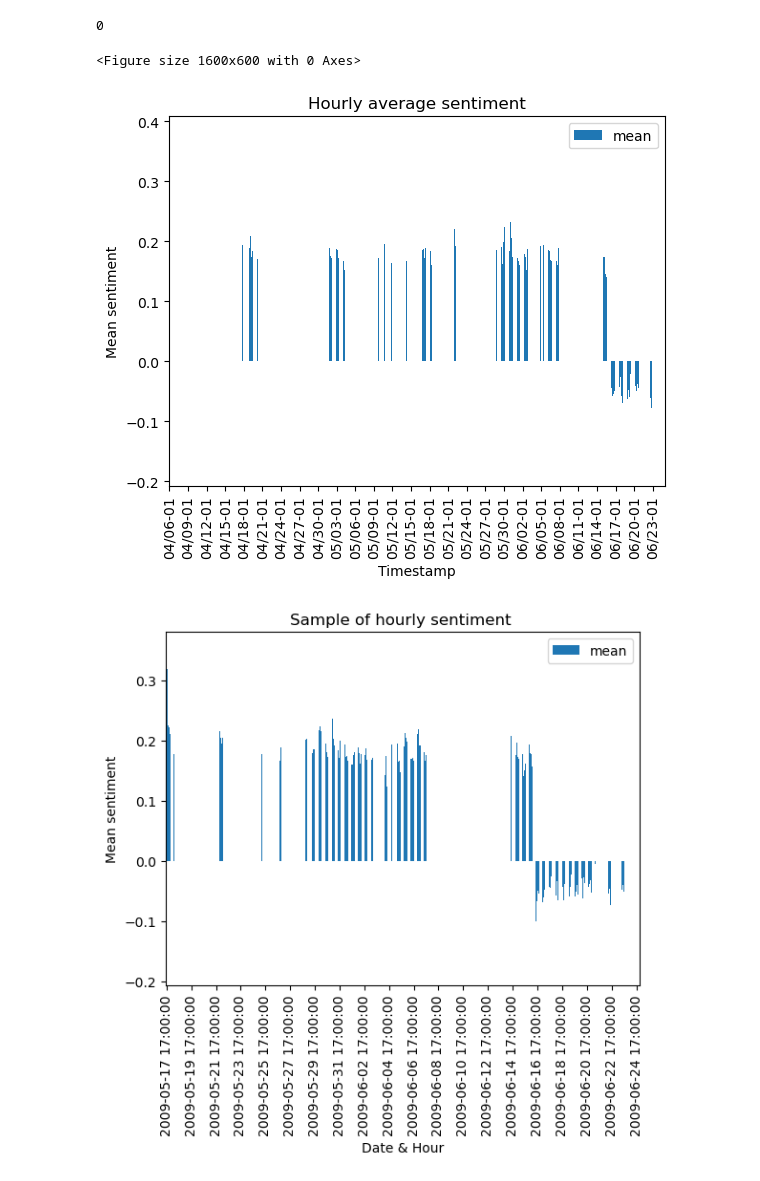
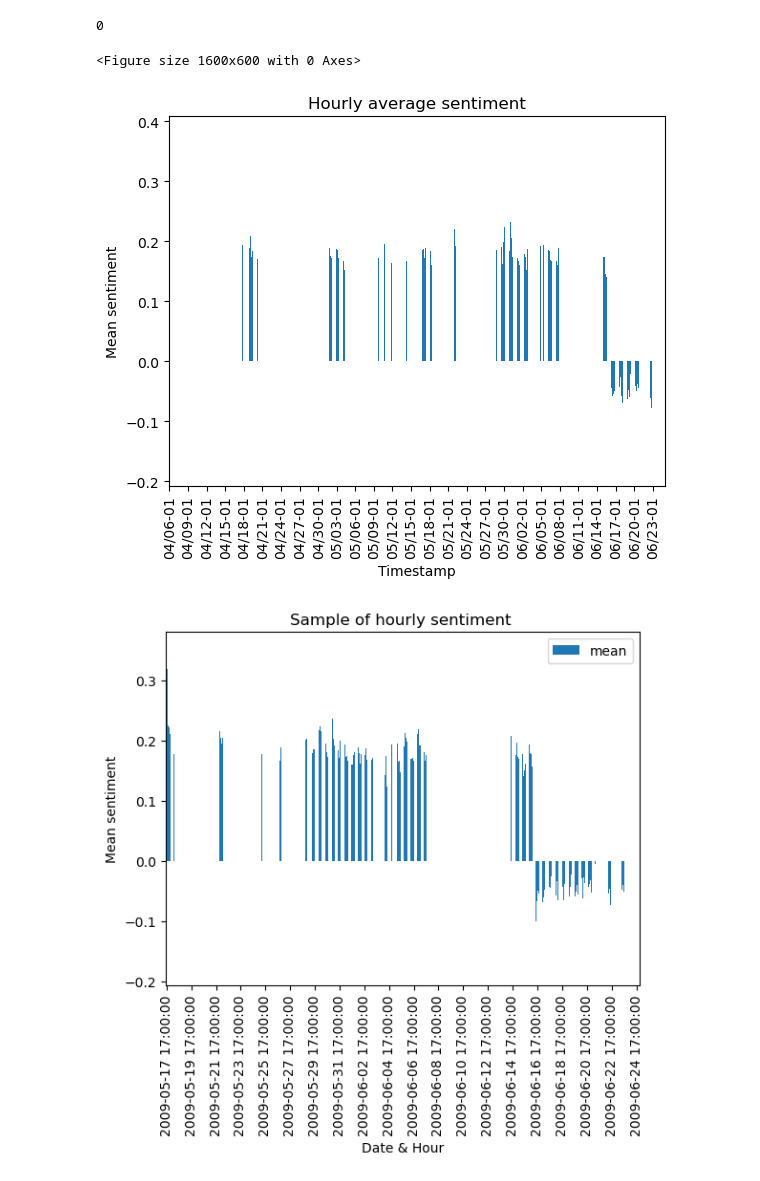
Before and after one commit to milooranm/ForecastingSentiment, a Jupyter notebook: NLP.ipynb, the cells around one changed output. Saved outputs shown, nothing was run; the diff lists cells and outputs as text; code cells hidden in the pictures.

```diff
--- a/NLP.ipynb
+++ b/NLP.ipynb
@@ -486,17 +486,18 @@ zoom(0,1920,48)
 # %%
 plt.figure(figsize=(16, 6))
 hour_range.plot('HOUR', 'mean',kind = 'bar')
 x_ticks = range(1, len(hour_range), 72)
 x_labels = [timestamp.strftime('%m/%d-%H') for timestamp in hour_range['HOUR'].iloc[x_ticks]]
 plt.xticks(x_ticks, x_labels)
+plt.legend().set_visible(False)
 plt.xlabel('Timestamp')
 plt.ylabel('Mean sentiment')
 plt.title('Hourly average sentiment')
 plt.savefig('high_resolution_graph.png', dpi=500, bbox_inches='tight')
 plt.show()
 # %% [output]
 <Figure size 1600x600 with 0 Axes>
-[figure, old version]
+[figure, new version]
 # %%
 zoom(1000,1920,48)
 # %% [output]
```
Also changed, not shown: parts of 9 cells of this notebook.
